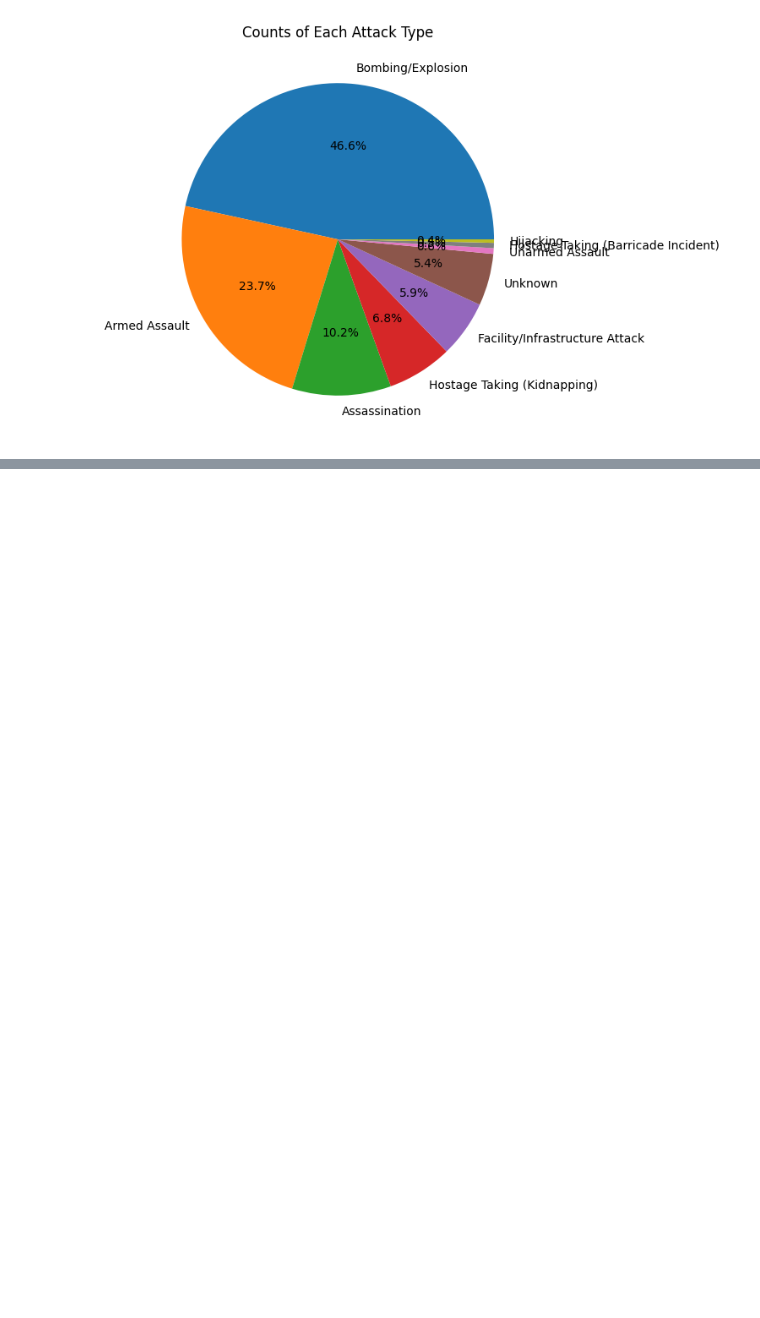
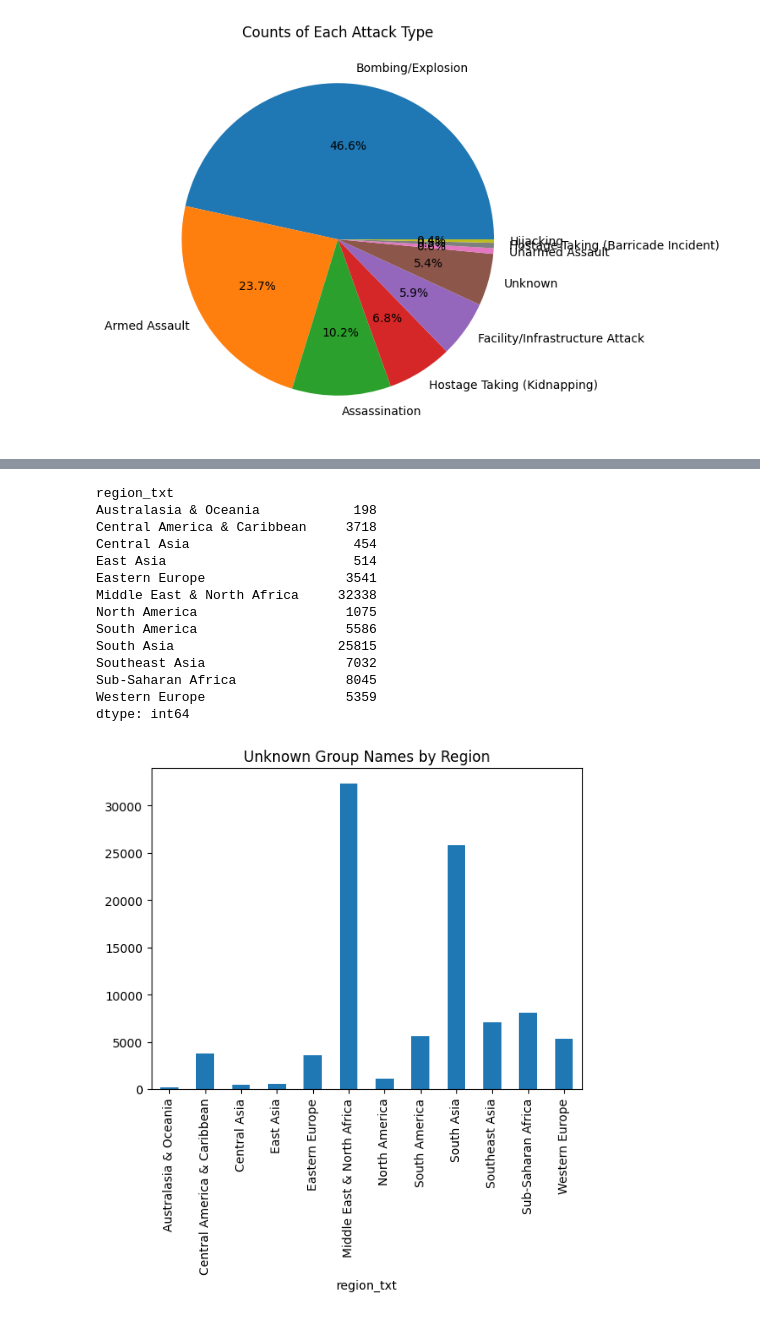
Before and after one commit to saitejasri1/Globalterror, a Jupyter notebook: Data Analysis code/sample.ipynb, the cells around one changed output, grey strips where cells are left out. Cells and saved outputs as stored; diff of their text form; code cells hidden in the pictures; blank space fills up the shorter version.

```diff
--- a/Data Analysis code/sample.ipynb
+++ b/Data Analysis code/sample.ipynb
@@ -5,7 +5,7 @@ import openpyxl
 import matplotlib.pyplot as plt
 # %%
 
-data = pd.read_excel('/Users/saitejasriyerramsetti/Documents/Globalterror/globalterrorismdb_0522dist.xlsx')
+data = pd.read_excel('/Users/saitejasriyerramsetti/Documents/Globalterror/Data/globalterrorismdb_0522dist.xlsx')
 # %%
 data.head(5)
 # %% [output]
@@ -57,7 +57,7 @@ North Korea              1
 Wallis and Futuna        1
 Name: count, Length: 204, dtype: int64
 # %%
-data1 = pd.read_excel('/Users/saitejasriyerramsetti/Documents/Globalterror/globalterrorismdb_2021Jan-June_1222dist.xlsx')
+data1 = pd.read_excel('/Users/saitejasriyerramsetti/Documents/Globalterror/Data/globalterrorismdb_2021Jan-June_1222dist.xlsx')
 # %%
 combined_data = pd.concat([data, data1], ignore_index=True)
 combined_data.shape
@@ -161,0 +194,24 @@ df.to_csv('success_failure_data.csv', index=False)
+# %%
+# Investigating unknown group names by region
+unknown_groups_by_region = df[df['gname'] == 'Unknown'].groupby('region_txt').size()
+print(unknown_groups_by_region)
+
+# Visualizing the distribution
+unknown_groups_by_region.plot(kind='bar', title='Unknown Group Names by Region')
+plt.show()
+# %% [output]
+region_txt
+Australasia & Oceania            198
+Central America & Caribbean     3718
+Central Asia                     454
+East Asia                        514
+Eastern Europe                  3541
+Middle East & North Africa     32338
+North America                   1075
+South America                   5586
+South Asia                     25815
+Southeast Asia                  7032
+Sub-Saharan Africa              8045
+Western Europe                  5359
+dtype: int64
+[figure, added]
```
Also changed, not shown: parts of 14 cells of this notebook, 18 other files.
